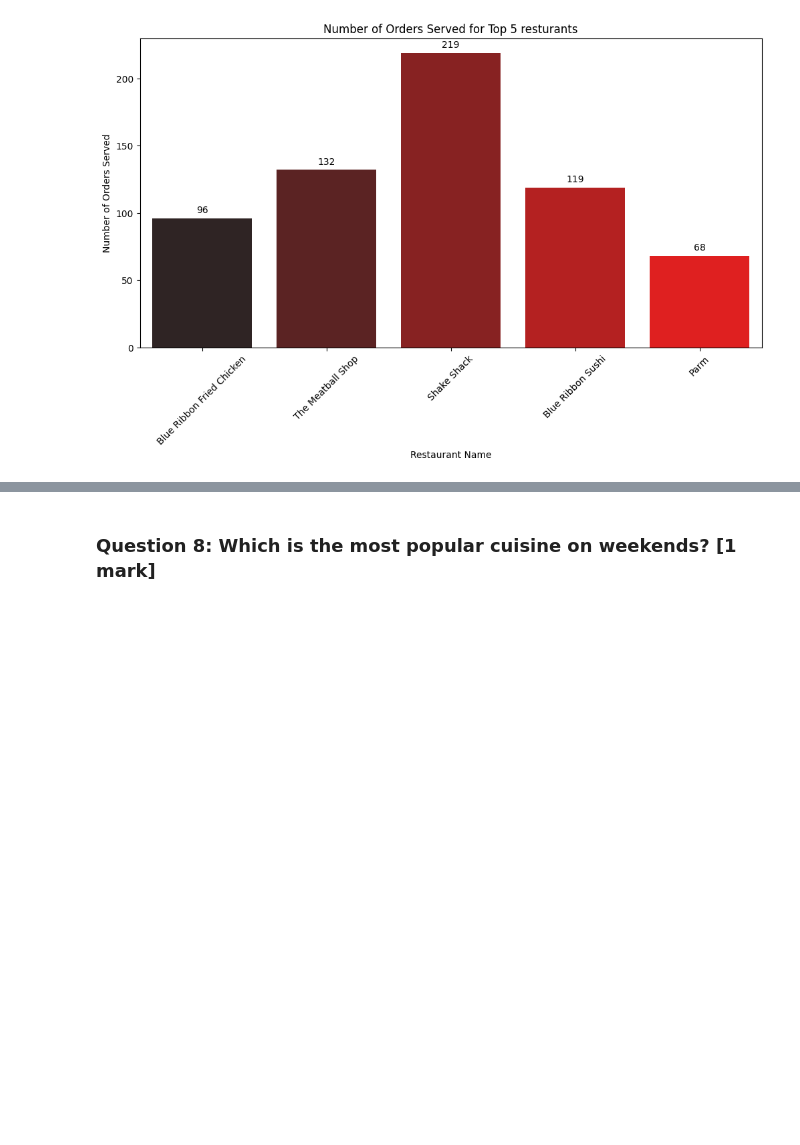
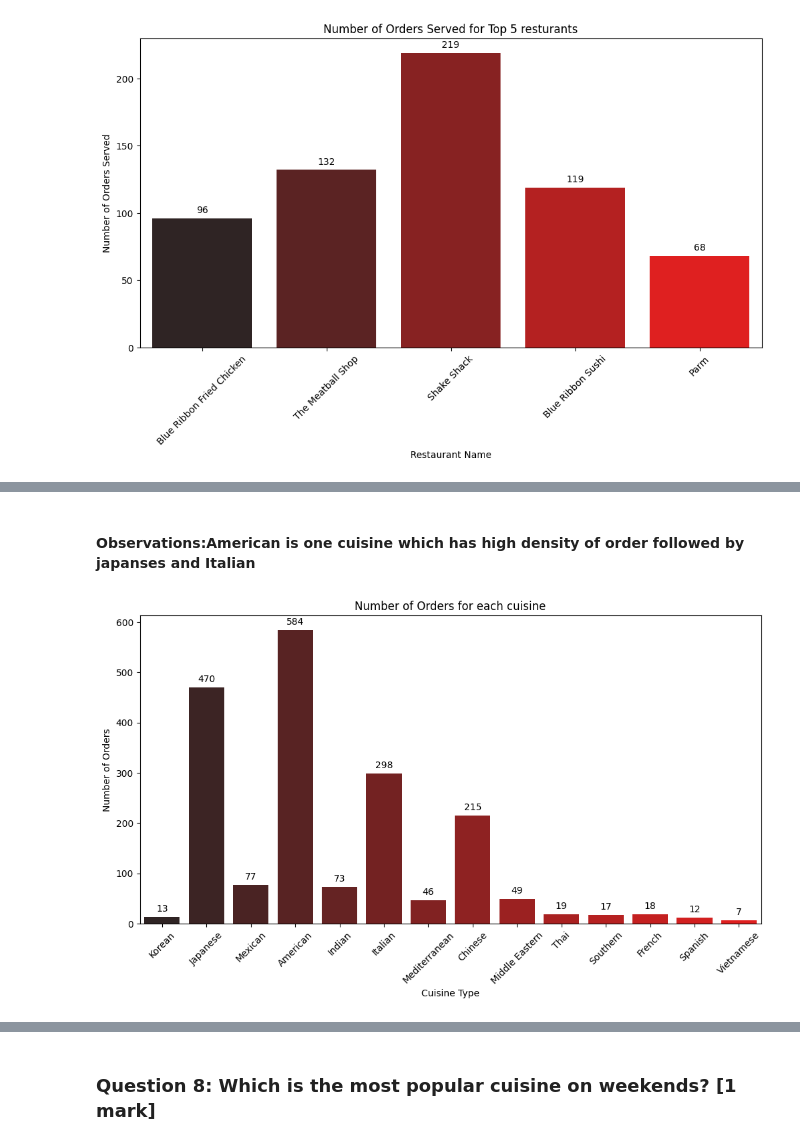
Before and after one commit to Rajesh2015/FoodHub-Data-Analysis, a Jupyter notebook: FoodHub-EDA.ipynb, the cells around one changed output, grey strips where cells are left out. Drawn from its saved outputs; the diff is of its cells as text; code cells hidden in the pictures; blank space fills up the shorter version.

```diff
--- a/FoodHub-EDA.ipynb
+++ b/FoodHub-EDA.ipynb
@@ -230,7 +232,7 @@ def anotate_chart(plot,ax):
                     textcoords = 'offset points')
 # %%
 def drawcountPlot(df,x,n,xlabel,ylabel,title,isTop,hue=None):
-  top_resturant_df=findToporBottom(df,x,topn,isTop)
+  top_resturant_df=findToporBottom(df,x,n,isTop)
   plt.figure(figsize=(12, 6))
   ax=sns.countplot(data=top_resturant_df, x=x, hue=hue,color='red')
   plt.xticks(rotation=45)
@@ -335,18 +337,6 @@ food_df['restaurant_name'].nunique()
 178
 # %% [markdown]
 ### As there are 178 unique resturant so we take only top 10 and like to see the plot
-# %%
-def drawcountPlot(df,x,n,ylabel,title,isTop,hue=None):
-  top_resturant_df=findToporBottom(df,x,topn,isTop)
-  plt.figure(figsize=(12, 6))
-  custom_palette = sns.dark_palette("red", n_colors=n, reverse=False)
-  ax=sns.countplot(data=top_resturant_df, x=x, hue=hue,palette=custom_palette)
-  plt.xticks(rotation=45)
-  plt.xlabel(x)
-  plt.ylabel(ylabel)
-  plt.title(title)
-  anotate_chart(plt,ax)
-  return plt
 # %%
 topn=10
 drawcountPlot(df=food_df,x='restaurant_name',n=topn,xlabel='Restaurant Name',ylabel='Number of Orders Served',title=f'Number of Orders Served for Top {topn} resturants',isTop=True,hue='restaurant_name')
@@ -384,0 +385,8 @@ plt.show()
+# %% [markdown]
+#### Observations:American is one cuisine which has high density of order followed by japanses and Italian
+# %%
+n=food_df.cuisine_type.nunique()
+drawcountPlot(df=food_df,x='cuisine_type',n=n,xlabel='Cuisine Type',ylabel='Number of Orders',title=f'Number of Orders for each cuisine',isTop=True,hue='cuisine_type')
+plt.show()
+# %% [output]
+[figure, added]
```
Also changed, not shown: parts of 32 cells of this notebook.
